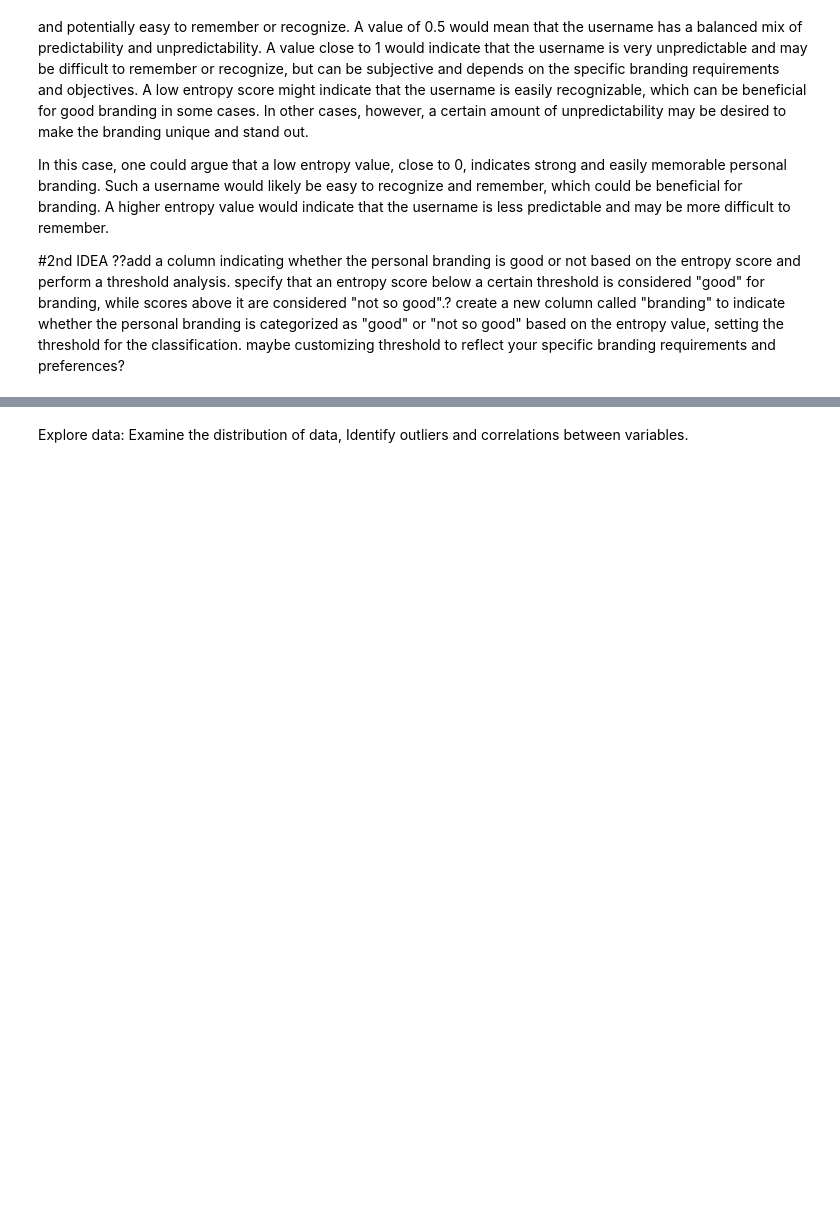
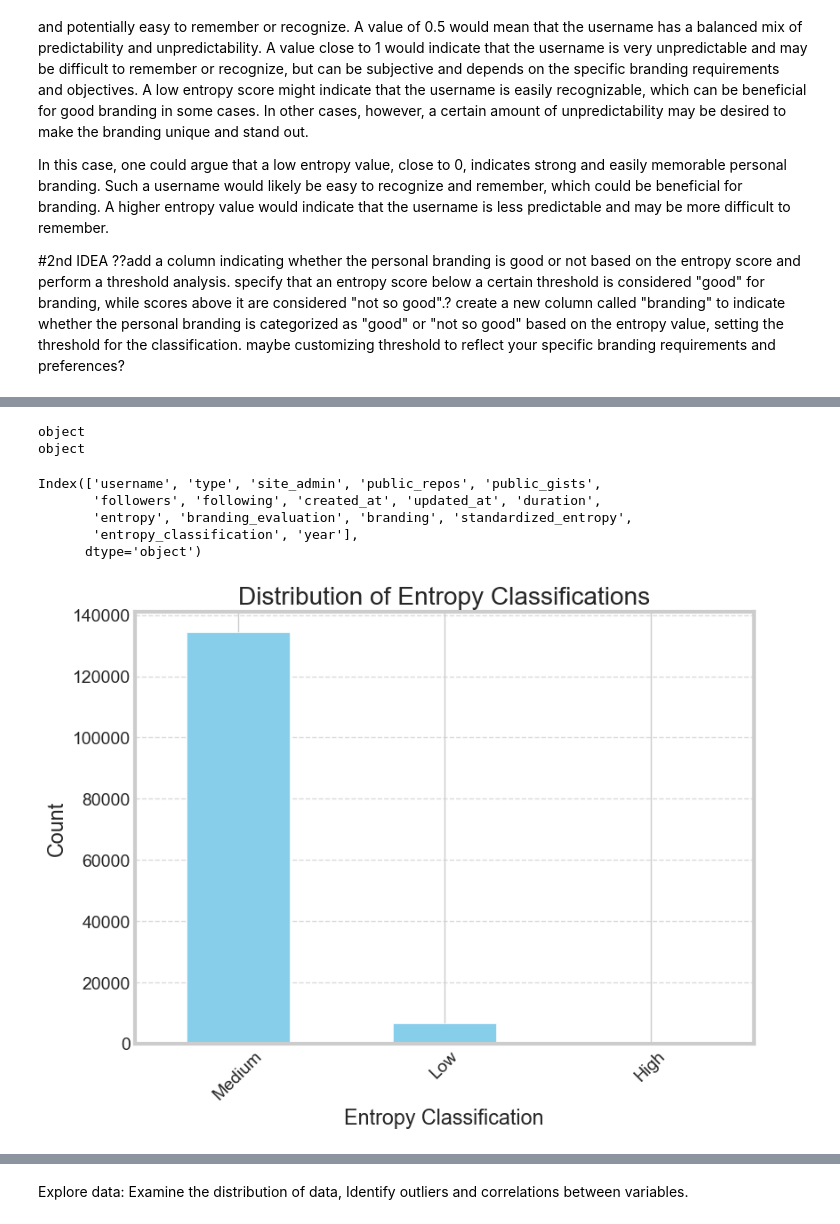
Before and after one commit to KristinaGol/Capstone-Project-DataCVPro, a Jupyter notebook: GitHub_EDA_1.ipynb, the cells around one changed output, grey strips where cells are left out. Drawn from its saved outputs; the diff is of its cells as text; code cells hidden in the pictures; blank space fills up the shorter version.

```diff
--- a/GitHub_EDA_1.ipynb
+++ b/GitHub_EDA_1.ipynb
@@ -835,0 +844,14 @@ df_entropy['branding'] = df_entropy['entropy'].apply(classify_branding)
+# %%
+import math
+
+# Assume df_entropy is your DataFrame with the 'entropy' column
+# Calculate the number of unique characters in the alphabet (N)
+unique_characters = set(''.join(df_entropy['username']))
+N = len(unique_characters)
+
+# Calculate the logarithm base 2 of N
+log_N = math.log2(N)
+
+# Calculate the standardized entropy values and add them as a new column
+df_entropy['standardized_entropy'] = df_entropy['entropy'] / log_N
+print(df_entropy.info())
@@ -835,0 +929,5 @@ df_entropy['branding'] = df_entropy['entropy'].apply(classify_branding)
+# %%
+# now it necessary to convert the entropy_classification from object to being str
+# Convert 'entropy_classification' column to string
+df_entropy['entropy_classification'] = df_entropy['entropy_classification'].astype(str)
+print(df_entropy.info())
@@ -835,0 +952,39 @@ df_entropy['branding'] = df_entropy['entropy'].apply(classify_branding)
+# %%
+# Check the type of 'entropy_classification' column
+# Check the current data type of the 'entropy_classification' column
+print(df_entropy['entropy_classification'].dtype)
+
+# Convert the values in the 'entropy_classification' column to strings
+df_entropy['entropy_classification'] = df_entropy['entropy_classification'].astype(str)
+
+# Check the data type of the 'entropy_classification' column again
+print(df_entropy['entropy_classification'].dtype)
+# %% [output]
+object
+object
+# %%
+df_entropy.columns
+# With pandas there are only float, int, bool, datetime64, timedelta - and "object". This includes "string".
+# %% [output]
+Index(['username', 'type', 'site_admin', 'public_repos', 'public_gists',
+       'followers', 'following', 'created_at', 'updated_at', 'duration',
+       'entropy', 'branding_evaluation', 'branding', 'standardized_entropy',
+       'entropy_classification', 'year'],
+      dtype='object')
+# %%
+import matplotlib.pyplot as plt
+
+# Count the occurrences of each unique value in the 'entropy_classification' column
+classification_counts = df_entropy['entropy_classification'].value_counts()
+
+# Create a bar plot
+plt.figure(figsize=(8, 6))
+classification_counts.plot(kind='bar', color='skyblue')
+plt.title('Distribution of Entropy Classifications')
+plt.xlabel('Entropy Classification')
+plt.ylabel('Count')
+plt.xticks(rotation=45)
+plt.grid(axis='y', linestyle='--', alpha=0.7)
+plt.show()
+# %% [output]
+[figure, added]
```
Also changed, not shown: parts of 70 cells of this notebook, 2 other files.
